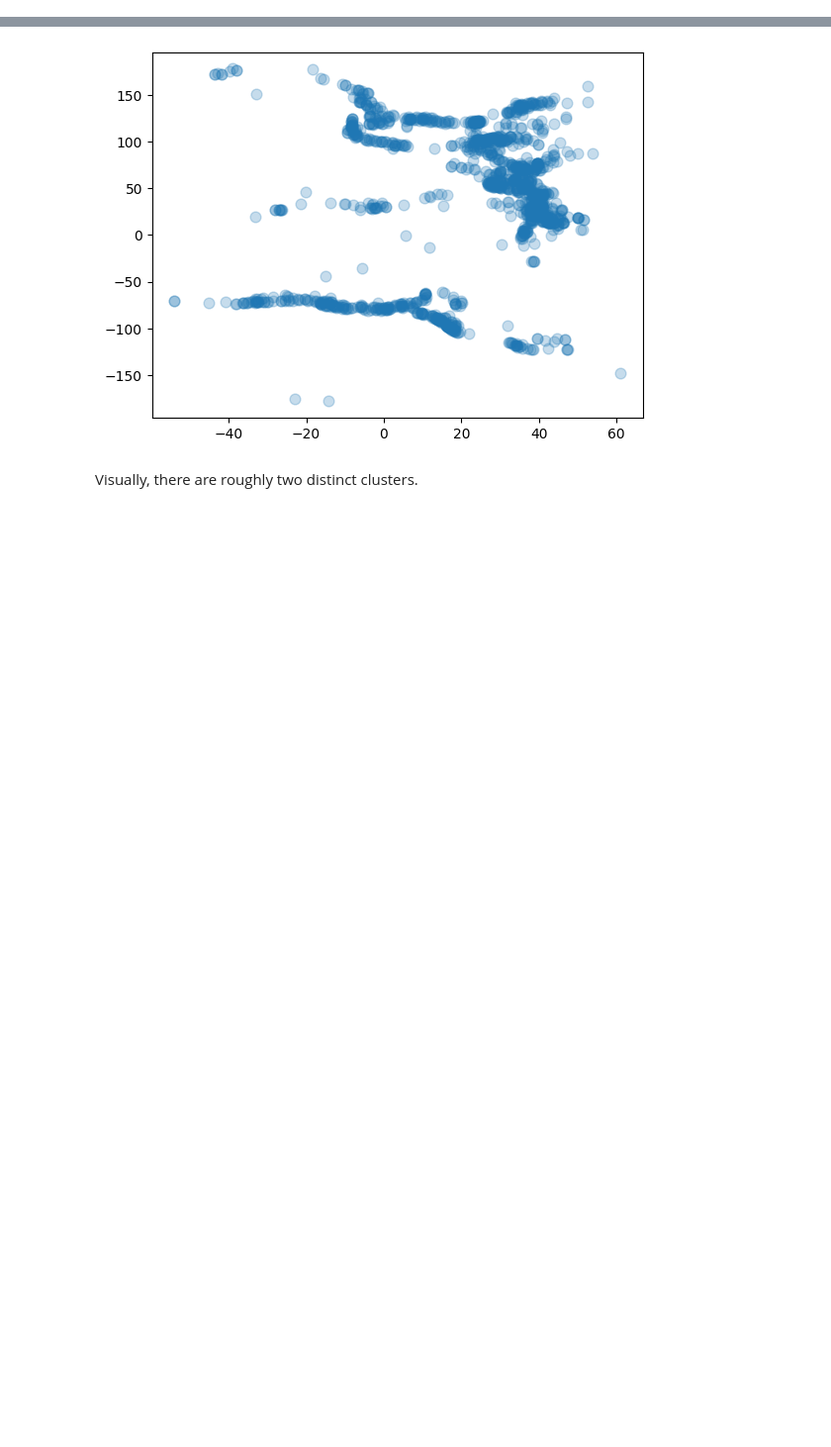
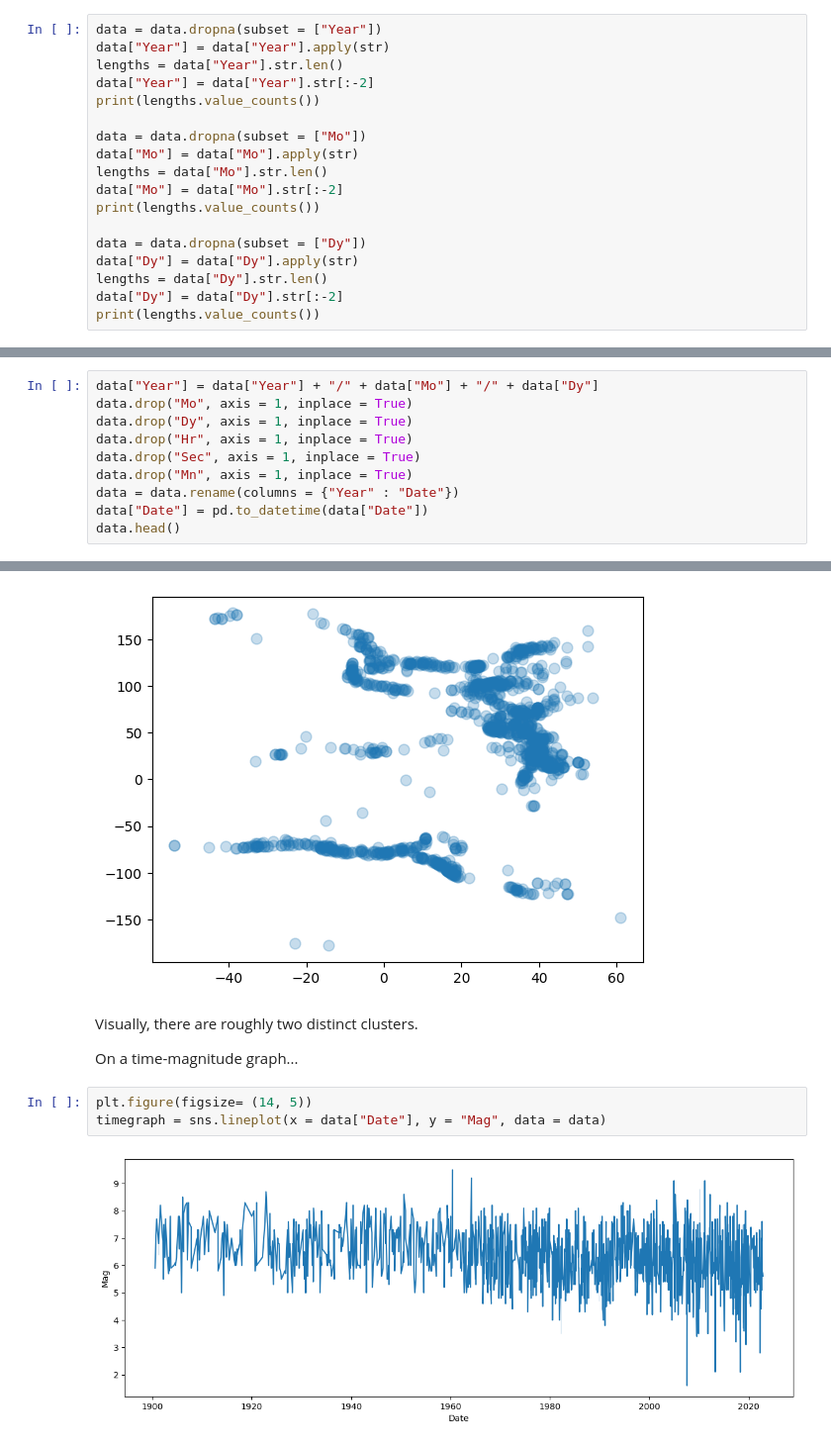
Before and after one commit to Parxd/Tectonics, a Jupyter notebook: main.ipynb, the cells around one changed output, grey strips where cells are left out. Shown at 99% size. Cells and saved outputs as stored; diff of their text form; blank space fills up the shorter version.

```diff
--- a/main.ipynb
+++ b/main.ipynb
@@ -35,0 +44,18 @@ data.describe()
+# %%
+data = data.dropna(subset = ["Year"])
+data["Year"] = data["Year"].apply(str)
+lengths = data["Year"].str.len()
+data["Year"] = data["Year"].str[:-2]
+print(lengths.value_counts())
+
+data = data.dropna(subset = ["Mo"])
+data["Mo"] = data["Mo"].apply(str)
+lengths = data["Mo"].str.len()
+data["Mo"] = data["Mo"].str[:-2]
+print(lengths.value_counts())
+
+data = data.dropna(subset = ["Dy"])
+data["Dy"] = data["Dy"].apply(str)
+lengths = data["Dy"].str.len()
+data["Dy"] = data["Dy"].str[:-2]
+print(lengths.value_counts())
@@ -35,0 +71,10 @@ data.describe()
+# %%
+data["Year"] = data["Year"] + "/" + data["Mo"] + "/" + data["Dy"]
+data.drop("Mo", axis = 1, inplace = True)
+data.drop("Dy", axis = 1, inplace = True)
+data.drop("Hr", axis = 1, inplace = True)
+data.drop("Sec", axis = 1, inplace = True)
+data.drop("Mn", axis = 1, inplace = True)
+data = data.rename(columns = {"Year" : "Date"})
+data["Date"] = pd.to_datetime(data["Date"])
+data.head()
@@ -44,5 +97,12 @@ plt.scatter(locations[:,0], locations[:,1], alpha = 0.25, s = 60)
 [figure]
 # %% [markdown]
 Visually, there are roughly two distinct clusters.
+
+On a time-magnitude graph...
+# %%
+plt.figure(figsize= (14, 5))
+timegraph = sns.lineplot(x = data["Date"], y = "Mag", data = data)
+# %% [output]
+[figure, added]
 # %%
 kmc = KMeans(n_clusters = 2)
```
Also changed, not shown: parts of 11 cells of this notebook, 1 other file.
